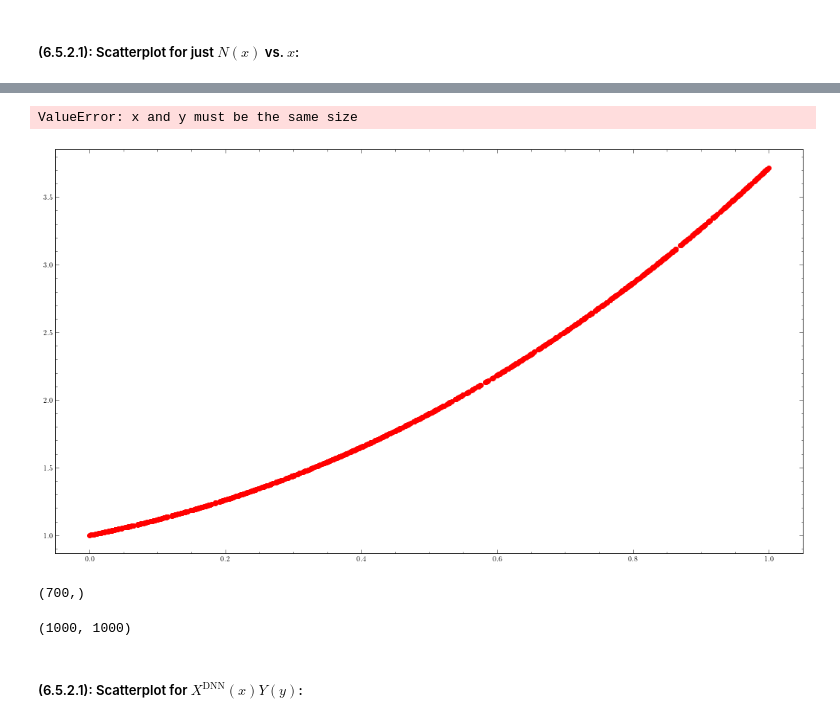
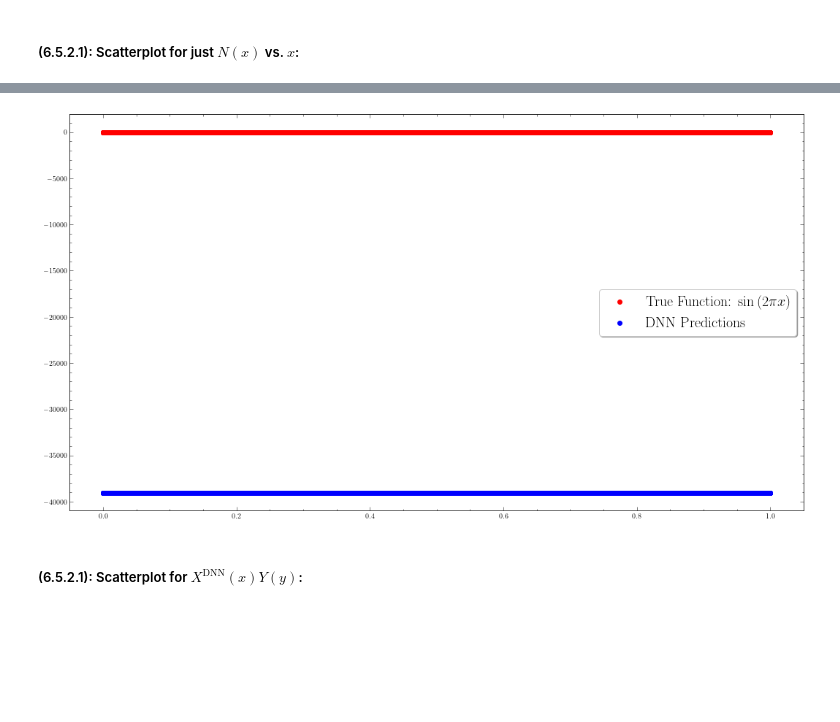
Before and after one commit to Woofmagic/sivers_regression, a Jupyter notebook: app/notebooks/symbolic_approach.ipynb, the cells around one changed output, grey strips where cells are left out. Cells and saved outputs as stored; diff of their text form; code cells hidden in the pictures; blank space fills up the shorter version.

```diff
--- a/app/notebooks/symbolic_approach.ipynb
+++ b/app/notebooks/symbolic_approach.ipynb
@@ -201,0 +219,25 @@ array([-8.88178420e-16,  0.00000000e+00,  0.00000000e+00, -8.88178420e-16,
+# %%
+# (): Normalizing input x values:
+maximum_x_value, minimum_x_value = np.max(x_values), np.min(x_values)
+# (): The line below actually normalizes x input values:
+x_values_normalized = (x_values - minimum_x_value) / (maximum_x_value - minimum_x_value)
+
+# (): Normalizing input y values:
+maximum_y_value, minimum_y_value = np.max(y_values), np.min(y_values)
+# (): The line below actually normalizes y input values:
+y_values_normalized = (y_values - minimum_y_value) / (maximum_y_value - minimum_y_value)
+
+# (): Prepare to normalize X(x) values:
+maximum_X_function_value, minimum_X_function_value = np.max(lambdified_X_function_of_x(x_values)), np.min(lambdified_X_function_of_x(x_values))
+# (): Actually normalize X(x) values:
+X_values_normalized = (lambdified_X_function_of_x(x_values) - minimum_X_function_value) / (maximum_X_function_value - minimum_X_function_value)
+
+# (): Prepare to normalize Y(y) values:
+maximum_Y_function_value, minimum_Y_function_value = np.max(lambdified_Y_function_of_y(y_values)), np.min(lambdified_Y_function_of_y(y_values))
+# (): Actually normalize Y(y) values:
+Y_values_normalized = (lambdified_Y_function_of_y(y_values) - minimum_Y_function_value) / (maximum_Y_function_value - minimum_Y_function_value)
+
+# (): Prepare to normalize f(x, y) values:
+maximum_f_function_value, minimum_f_function_value = np.max(f_values), np.min(f_values)
+# (): Actually normalize f(x, y) values:
+f_values_normalized = (f_values- minimum_f_function_value) / (maximum_f_function_value - minimum_f_function_value)
@@ -513,16 +655,3 @@ testing_y_data = lambdified_f_function_of_x_and_y(x_values, y_values)[testing_in
 ### (6.4): DNN Training and Evaluation:
 # %% [markdown]
 #### (6.4.1): DNN Training:
-# %%
-start_time_in_milliseconds = datetime.datetime.now().replace(microsecond = 0)
-
-history_of_training = tensorflow_model_for_x_function.fit(
-    x_values,
-    lambdified_f_function_of_x_and_y(x_values, y_values),
-    validation_data = (validation_x_data, validation_y_data),
-    epochs = EPOCHS,
-    batch_size = BATCH_SIZE_LOCAL_FITS,
-    verbose = SETTING_DNN_TRAINING_VERBOSE)
-
-end_time_in_milliseconds = datetime.datetime.now().replace(microsecond = 0)
-print(f"> Replica job finished in {end_time_in_milliseconds - start_time_in_milliseconds}ms.")
@@ -575,5 +726,5 @@ evaluation_axis.legend(fontsize = 20)
 # %% [markdown]
 #### (6.5.1): Numerical Predictions:
 # %%
-model_predictions = np.array(tensorflow_model_for_x_function.predict(x_values))
+model_predictions = np.array(tensorflow_model_for_x_function.predict(x_values_normalized))
 # %% [output]
@@ -585,7 +736,7 @@ model_predictions = np.array(tensorflow_model_for_x_function.predict(x_values))
 # %%
 f_vs_p_figure = plt.figure(figsize = (18, 10))
 f_vs_p_axis = f_vs_p_figure.add_subplot(1, 1, 1)
-f_vs_p_axis.scatter(x_values, lambdified_X_function_of_x(x_values), color = 'red', label = rf"True Function: ${sp.latex(X_function_of_x)}$")
-f_vs_p_axis.scatter(x_values, np.array(tensorflow_model_for_x_function.predict(x_values)) * lambdified_Y_function_of_y(y_values), color = 'blue', label = "DNN Predictions")
+f_vs_p_axis.scatter(x_values, X_values_normalized, color = 'red', label = rf"True Function: ${sp.latex(X_function_of_x)}$")
+f_vs_p_axis.scatter(x_values, model_predictions, color = 'blue', label = "DNN Predictions")
 plt.legend(fontsize = 20, shadow = True)
 # %% [output]
@@ -593,13 +744,4 @@ plt.legend(fontsize = 20, shadow = True)
-ValueError: x and y must be the same size
-[figure, old version]
+[figure, new version]
-# %%
-training_x_data.shape
-# %% [output]
-(700,)
-# %%
-(model_predictions * lambdified_Y_function_of_y(y_values)).shape
-# %% [output]
-(1000, 1000)
 # %% [markdown]
 ##### (6.5.2.1): Scatterplot for $X^{\text{DNN}}(x) Y(y)$:
 # %%
```
Also changed, not shown: parts of 58 cells of this notebook, 2 other files.
